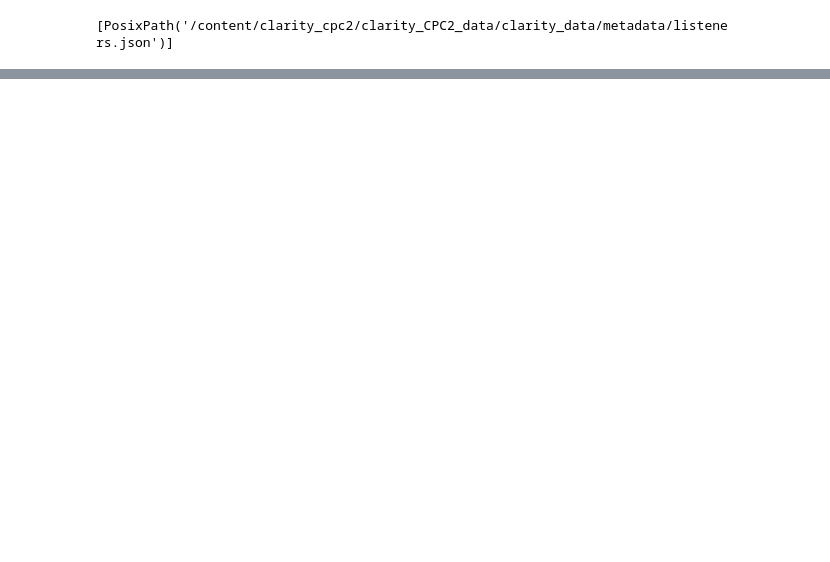
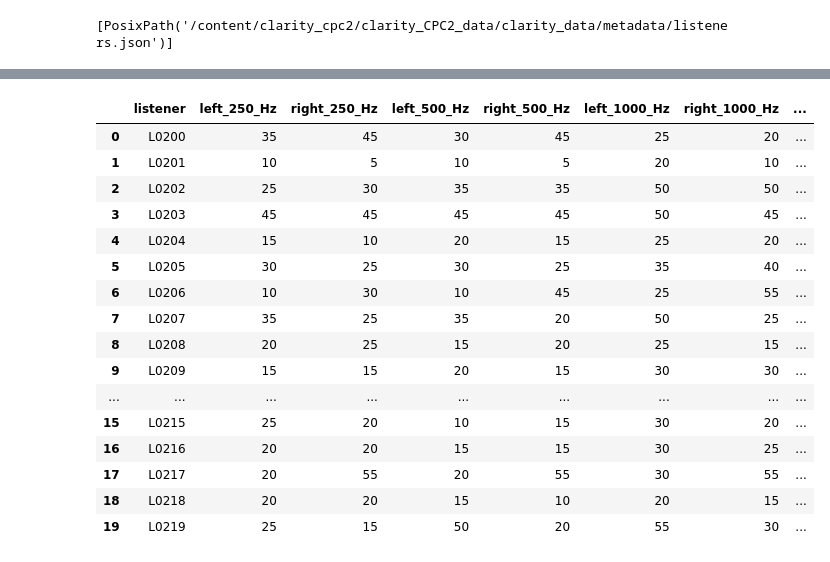
Before and after one commit to roberaBelachew/clarity_cpc2, a Jupyter notebook: clarity_cpc2_exploration.ipynb, the cells around one changed output, grey strips where cells are left out. Drawn from its saved outputs; the diff is of its cells as text; code cells hidden in the pictures; blank space fills up the shorter version.

Commit message:
added the first baseline measurments

```diff
--- a/clarity_cpc2_exploration.ipynb
+++ b/clarity_cpc2_exploration.ipynb
@@ -186,3 +186,24 @@ https://docs.google.com/spreadsheets/d/1CNRe6zoT02kJXkOqiFzM6J3aDaOTVd_NbQaO-yL8
 # %% [output]
 [interactive output not drawn]
 [interactive output not drawn]
+# %%
+# Select the first listening-test record
+example = responses.iloc[0]
+
+# Find the corresponding listener's hearing profile
+listener_id = example["listener"]
+profile = listeners[listener_id]
+
+print("Listener:", listener_id)
+print("Original sentence:", example["prompt"])
+print("Listener's response:", example["response"])
+print(f"Words understood: {example['correctness']:.1f}%")
+
+# Display hearing measurements for both ears
+audiogram = pd.DataFrame({
+    "Frequency (Hz)": profile["audiogram_cfs"],
+    "Left ear (dB HL)": profile["audiogram_levels_l"],
+    "Right ear (dB HL)": profile["audiogram_levels_r"]
+})
+
+display(audiogram)
@@ -188,0 +224,39 @@ https://docs.google.com/spreadsheets/d/1CNRe6zoT02kJXkOqiFzM6J3aDaOTVd_NbQaO-yL8
+# %%
+listener_rows = []
+
+for listener_id, profile in listeners.items():
+    row = {"listener": listener_id}
+
+    for frequency, left, right in zip(
+        profile["audiogram_cfs"],
+        profile["audiogram_levels_l"],
+        profile["audiogram_levels_r"]
+    ):
+        frequency = int(frequency)
+
+        row[f"left_{frequency}_Hz"] = left
+        row[f"right_{frequency}_Hz"] = right
+
+    listener_rows.append(row)
+
+listener_features = pd.DataFrame(listener_rows)
+
+display(listener_features.head(20))
+# %% [output]
+|  | listener | left_250_Hz | right_250_Hz | left_500_Hz | right_500_Hz | left_1000_Hz | right_1000_Hz | ... |
+| 0 | L0200 | 35 | 45 | 30 | 45 | 25 | 20 | ... |
+| 1 | L0201 | 10 | 5 | 10 | 5 | 20 | 10 | ... |
+| 2 | L0202 | 25 | 30 | 35 | 35 | 50 | 50 | ... |
+| 3 | L0203 | 45 | 45 | 45 | 45 | 50 | 45 | ... |
+| 4 | L0204 | 15 | 10 | 20 | 15 | 25 | 20 | ... |
+| 5 | L0205 | 30 | 25 | 30 | 25 | 35 | 40 | ... |
+| 6 | L0206 | 10 | 30 | 10 | 45 | 25 | 55 | ... |
+| 7 | L0207 | 35 | 25 | 35 | 20 | 50 | 25 | ... |
+| 8 | L0208 | 20 | 25 | 15 | 20 | 25 | 15 | ... |
+| 9 | L0209 | 15 | 15 | 20 | 15 | 30 | 30 | ... |
+| ... | ... | ... | ... | ... | ... | ... | ... | ... |
+| 15 | L0215 | 25 | 20 | 10 | 15 | 30 | 20 | ... |
+| 16 | L0216 | 20 | 20 | 15 | 15 | 30 | 25 | ... |
+| 17 | L0217 | 20 | 55 | 20 | 55 | 30 | 55 | ... |
+| 18 | L0218 | 20 | 20 | 15 | 10 | 20 | 15 | ... |
+| 19 | L0219 | 25 | 15 | 50 | 20 | 55 | 30 | ... |
```
Also changed, not shown: parts of 11 cells of this notebook.
